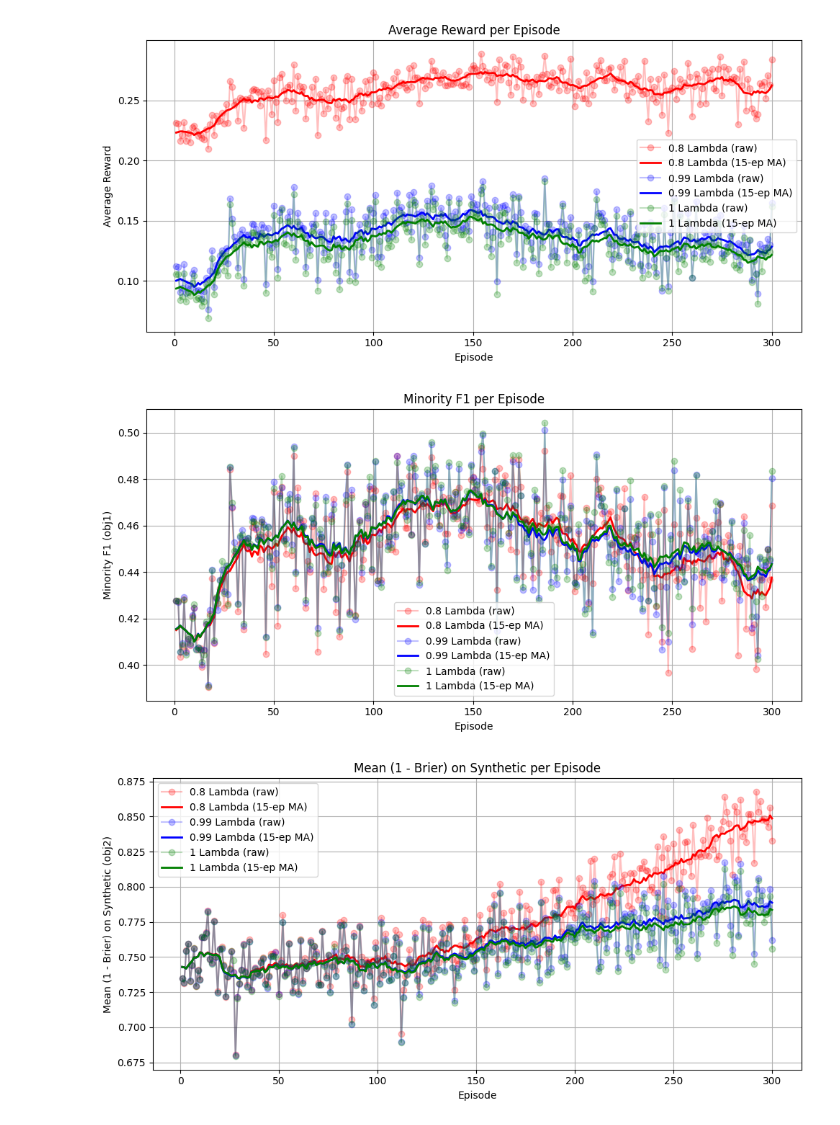
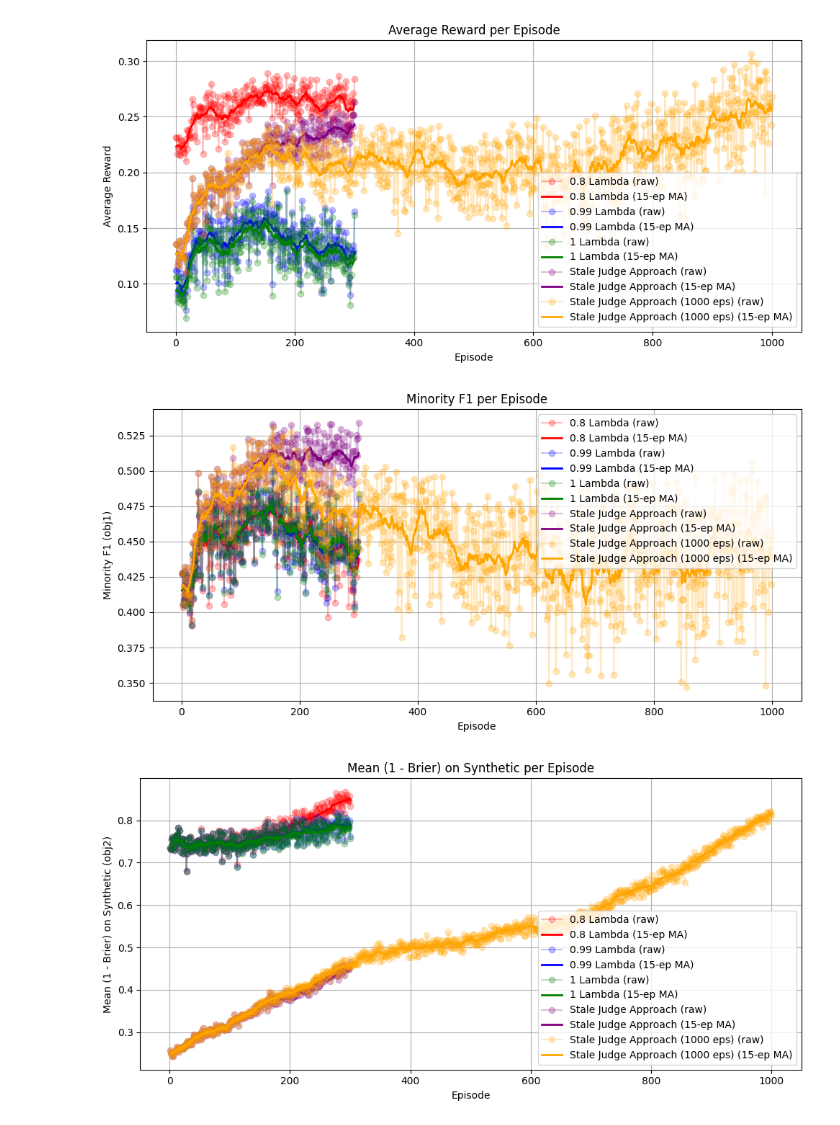
Before and after one commit to LucasHartmanWestern/cs_9170_project, a Jupyter notebook: test_synth_data.ipynb, the cells around one changed output. Cells and saved outputs as stored; diff of their text form; code cells hidden in the pictures.

Commit message:
new idv reward + further streamlined data plotting

```diff
--- a/test_synth_data.ipynb
+++ b/test_synth_data.ipynb
@@ -14,6 +14,11 @@ import matplotlib.pyplot as plt
 import random
 # %%
 # --- Compare multiple runs on the same plot per metric ---
+
+# The error is caused by a malformed tuple in the 'runs' list.
+# Each entry in 'runs' should be a 3-tuple: (path, label, color).
+# The last entry is missing a comma between the label and color, so Python concatenates the two strings,
+# resulting in a 2-tuple instead of a 3-tuple. This causes unpacking to fail in the for-loop.
 
 # List of runs to compare: (path, label, color)
 runs = [
@@ -31,8 +36,17 @@ runs = [
         "training_runs/2025-08-14_18-06-05_EP300_TRJ2000_REAL3000_BIAS0.8_L1/",
         "1 Lambda",
         "green"
+    ),
+    (
+        "training_runs/2025-08-20_12-57-57_EP300_TRJ2000_REAL3000_BIAS0.8_L0.8/",
+        "Stale Judge Approach",  # This run used alpha the entire time.
+        "Purple"
+    ),
+    (
+        "training_runs/2025-08-20_13-11-15_EP1000_TRJ2000_REAL3000_BIAS0.8_L0.8/",
+        "Stale Judge Approach (1000 eps)",#This run also uses alpha and shows the individual reward still eventually dominates and causes adverse affects
+        "orange"
     )
-
 ]
 
 # Metric configs: (column, ylabel, title)
@@ -51,33 +65,33 @@ for path, label, color in runs:
     try:
         df = pd.read_csv(path + 'metrics.csv')
         # Coerce all metric columns to numeric
         for col in ['average_reward', 'obj1_minority_f1', 'obj2_mean', 'global_f1']:
             df[col] = pd.to_numeric(df[col], errors='coerce')
         run_metrics.append({'label': label, 'color': color, 'df': df})
     except Exception as e:
         print(f"Could not load metrics for {label} at {path}: {e}")
 
 # Plot each metric, overlaying all runs
 for col, ylabel, title in metric_configs:
     plt.figure(figsize=(10, 5))
     for run in run_metrics:
         df = run['df']
         label = run['label']
         color = run['color']
         # Compute moving average
         moving_avg = df[col].rolling(window=window, min_periods=1, center=True).mean()
         # Plot raw values (faint)
         plt.plot(df['episode'], df[col], marker='o', linestyle='-', alpha=0.25, color=color, label=f"{label} (raw)")
         # Plot moving average (bold)
         plt.plot(df['episode'], moving_avg, color=color, linewidth=2, label=f"{label} ({window}-ep MA)")
     plt.xlabel('Episode')
     plt.ylabel(ylabel)
     plt.title(title)
     plt.grid(True)
     plt.legend()
     plt.tight_layout()
     plt.show()
 # %% [output]
-[figure, old version]
+[figure, new version]
-[figure, old version]
+[figure, new version]
-[figure, old version]
+[figure, new version]
```
Also changed, not shown: parts of 4 cells of this notebook, 2 other files.
